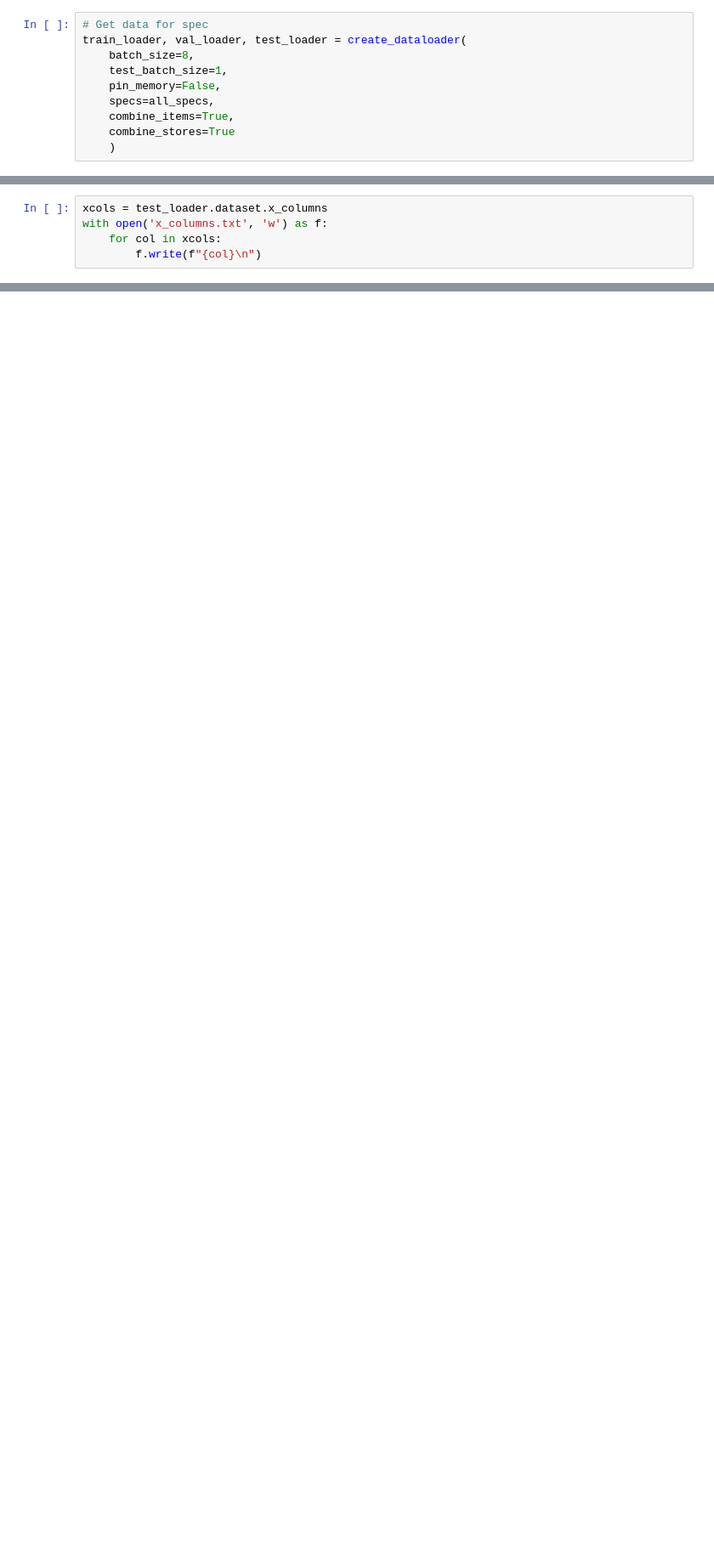
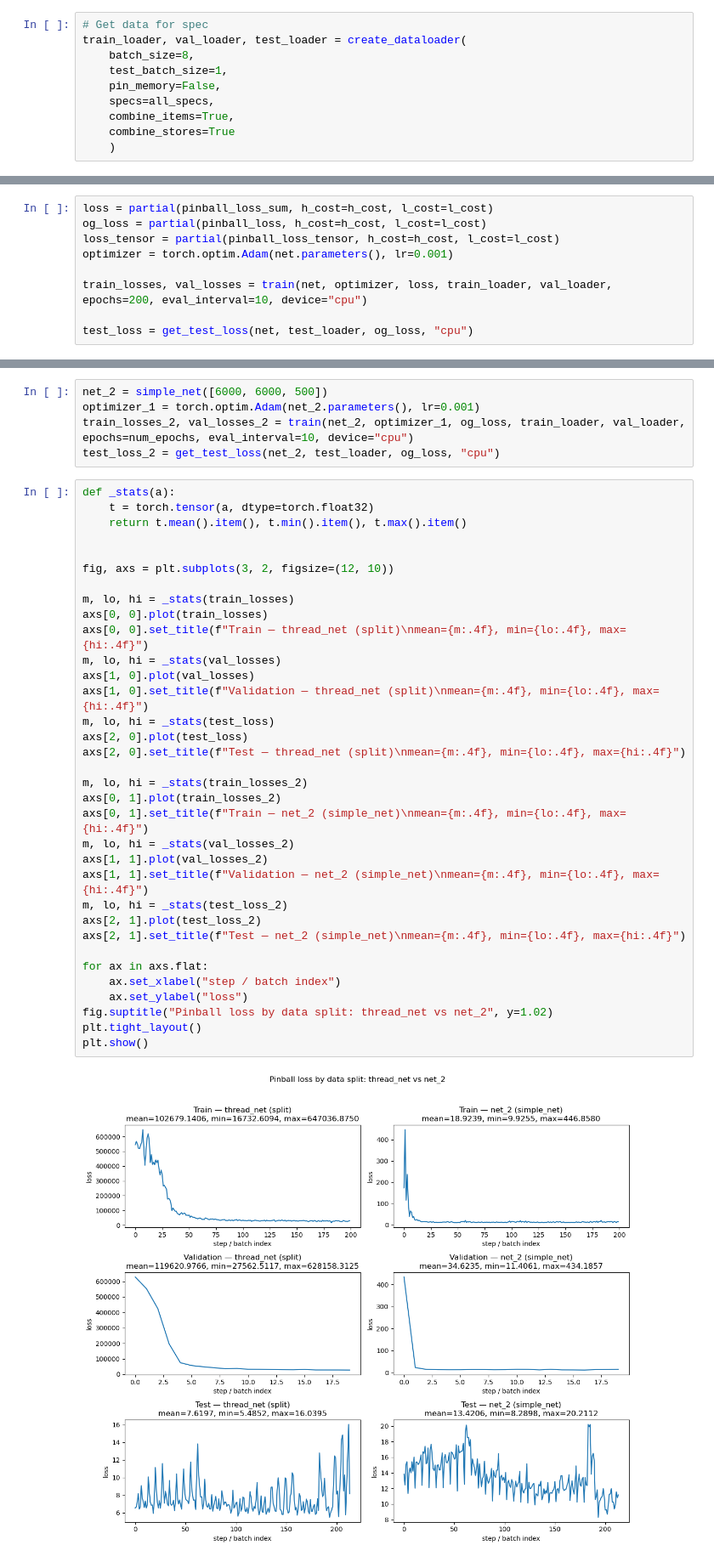
Before and after one commit to normanlrasmussen/Demand_NN, a Jupyter notebook: nn_arc/all_seperate.ipynb, the cells around one changed output, grey strips where cells are left out. Shown at 85% size. Saved outputs shown, nothing was run; the diff lists cells and outputs as text; blank space fills up the shorter version.

```diff
--- a/nn_arc/all_seperate.ipynb
+++ b/nn_arc/all_seperate.ipynb
@@ -94 +90,10 @@ test_loss = get_test_loss(net, test_loader, loss, "cpu")
+# %%
+loss = partial(pinball_loss_sum, h_cost=h_cost, l_cost=l_cost)
+og_loss = partial(pinball_loss, h_cost=h_cost, l_cost=l_cost)
+loss_tensor = partial(pinball_loss_tensor, h_cost=h_cost, l_cost=l_cost)
+optimizer = torch.optim.Adam(net.parameters(), lr=0.001)
+
+train_losses, val_losses = train(net, optimizer, loss, train_loader, val_loader, epochs=200, eval_interval=10, device="cpu")
+
+test_loss = get_test_loss(net, test_loader, og_loss, "cpu")
 # %%
@@ -110,5 +108,0 @@ test_loss_tensor = loss_tensor(test_y_hat, test_y)
-# %%
-xcols = test_loader.dataset.x_columns
-with open('x_columns.txt', 'w') as f:
-    for col in xcols:
-        f.write(f"{col}\n")
@@ -166,0 +159,41 @@ store_7_item_47 5.302533
+# %%
+net_2 = simple_net([6000, 6000, 500])
+optimizer_1 = torch.optim.Adam(net_2.parameters(), lr=0.001)
+train_losses_2, val_losses_2 = train(net_2, optimizer_1, og_loss, train_loader, val_loader, epochs=num_epochs, eval_interval=10, device="cpu")
+test_loss_2 = get_test_loss(net_2, test_loader, og_loss, "cpu")
+# %%
+def _stats(a):
+    t = torch.tensor(a, dtype=torch.float32)
+    return t.mean().item(), t.min().item(), t.max().item()
+
+
+fig, axs = plt.subplots(3, 2, figsize=(12, 10))
+
+m, lo, hi = _stats(train_losses)
+axs[0, 0].plot(train_losses)
+axs[0, 0].set_title(f"Train — thread_net (split)\nmean={m:.4f}, min={lo:.4f}, max={hi:.4f}")
+m, lo, hi = _stats(val_losses)
+axs[1, 0].plot(val_losses)
+axs[1, 0].set_title(f"Validation — thread_net (split)\nmean={m:.4f}, min={lo:.4f}, max={hi:.4f}")
+m, lo, hi = _stats(test_loss)
+axs[2, 0].plot(test_loss)
+axs[2, 0].set_title(f"Test — thread_net (split)\nmean={m:.4f}, min={lo:.4f}, max={hi:.4f}")
+
+m, lo, hi = _stats(train_losses_2)
+axs[0, 1].plot(train_losses_2)
+axs[0, 1].set_title(f"Train — net_2 (simple_net)\nmean={m:.4f}, min={lo:.4f}, max={hi:.4f}")
+m, lo, hi = _stats(val_losses_2)
+axs[1, 1].plot(val_losses_2)
+axs[1, 1].set_title(f"Validation — net_2 (simple_net)\nmean={m:.4f}, min={lo:.4f}, max={hi:.4f}")
+m, lo, hi = _stats(test_loss_2)
+axs[2, 1].plot(test_loss_2)
+axs[2, 1].set_title(f"Test — net_2 (simple_net)\nmean={m:.4f}, min={lo:.4f}, max={hi:.4f}")
+
+for ax in axs.flat:
+    ax.set_xlabel("step / batch index")
+    ax.set_ylabel("loss")
+fig.suptitle("Pinball loss by data split: thread_net vs net_2", y=1.02)
+plt.tight_layout()
+plt.show()
+# %% [output]
+[figure, added]
```
Also changed, not shown: parts of 13 cells of this notebook, 1 other file.
